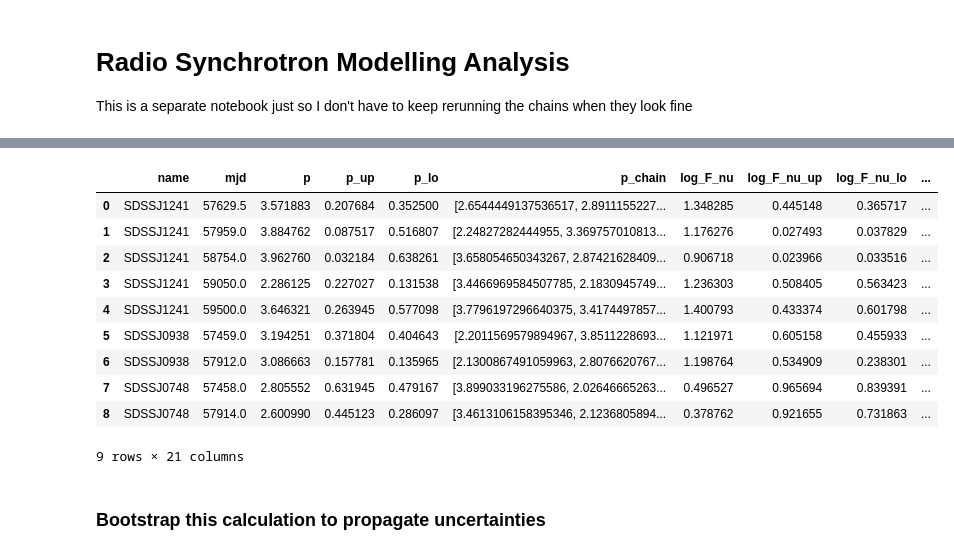
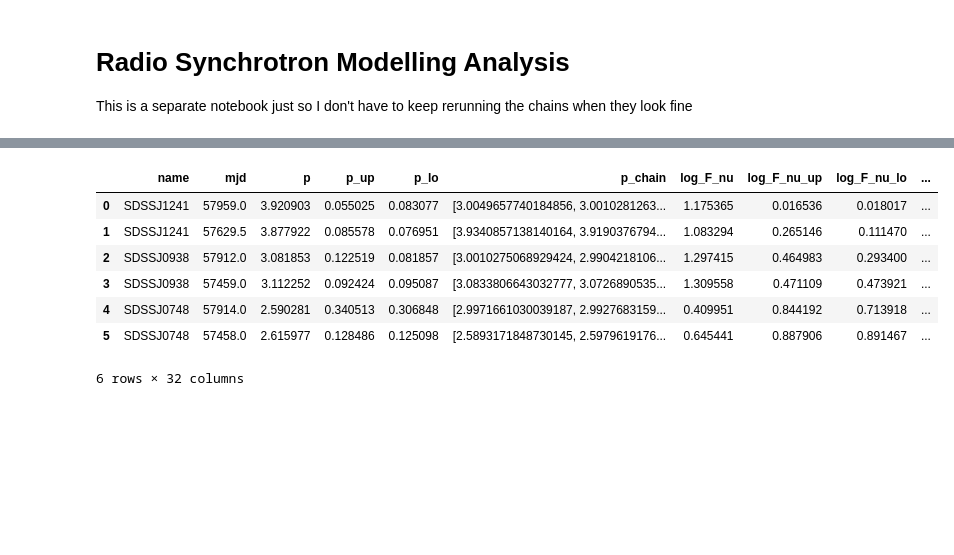
Before and after one commit to noahfranz13/radio-ecle, a Jupyter notebook: radio-model-analysis.ipynb, the cells around one changed output, grey strips where cells are left out. Saved outputs shown, nothing was run; the diff lists cells and outputs as text; code cells hidden in the pictures; blank space fills up the shorter version.

```diff
--- a/radio-model-analysis.ipynb
+++ b/radio-model-analysis.ipynb
@@ -25,11 +25,25 @@ from otter import Otter
 private_data_path = "private_otter_data"
 db = Otter(
     url="http://localhost:8529",
-    username="root",
+    username="user-guest",
     password="",
     datadir=private_data_path,
     gen_summary=True
 )
+# %%
+# the upperlimits based on the posterior distributions
+# I'm just defining these by hand
+
+param_uplims = dict(
+    name = ['SDSSJ1241', 'SDSSJ1241', 'SDSSJ0938', 'SDSSJ0938', 'SDSSJ0748', 'SDSSJ0748'],
+    mjd = ['57629.5', '57959.0', '57459.0', '57912.0', '57458.0', '57914.0'],
+    p_lim = [False, False, False, False, False, False], # these would be upperlimits
+    p_lim_type = "upper",
+    log_F_nu_lim = [True, False, True, True, True, True], # these are lower limits
+    log_F_nu_lim_type = "lower",
+    log_nu_a_lim = [True, False, True, True, True, True], # these are upperlimits on nu_a
+    log_nu_a_lim_type = "upper"
+)
 # %%
 def get_bounds(chain, ndim=3):
 
@@ -90,6 +113,8 @@ for jfile in glob.glob(os.path.join(os.getcwd(), "*chains.json")):
 
     print()
 
-res = pd.DataFrame(best_fit_params)
+res = pd.DataFrame(best_fit_params).merge(pd.DataFrame(param_uplims), on=["name", "mjd"])
+
+res
 # %% [output]
 SDSSJ1241
@@ -130,44 +162,74 @@ lum_dist = dict(
     SDSSJ0748 = None
 )
 
+# I get all of these velocity dispersions by querying SDSS for the coordinates from the name
+vel_disp = dict(
+    SDSSJ0748 = 79.33013,
+    SDSSJ0938 = 126.8426,
+    SDSSJ1241 = 85.12043
+)
+
+vel_disp_err = dict(
+    SDSSJ0748 = 8.36008,
+    SDSSJ0938 = 9.147189,
+    SDSSJ1241 = 11.9128
+)
+
 for name, z in redshift.items():
     lum_dist[name] = cosmo.luminosity_distance(z).to("cm").value
 
 res['z'] = res.name.map(redshift).astype(float)
 res["lum_dist"] = res.name.map(lum_dist).astype(float)
 res["disc_date"] = res.name.map(disc_date).astype(float)
+
+res["vel_disp"] = res.name.map(vel_disp).astype(float)
+res["vel_disp_err"] = res.name.map(vel_disp_err).astype(float)
+
+# compute the black hole mass using M-sigma
+# Using this relation: https://iopscience.iop.org/article/10.1088/0004-637X/698/1/198
+def Msigma(sigma_km_s):
+    alpha = 8.12
+    beta = 4.24
+    return alpha + beta*np.log10(sigma_km_s/200)
+
+res["log_M_bh"] = Msigma(res.vel_disp)
+res["M_bh"] = 10**res.log_M_bh
+
+# then calculate the swarschild radius
+def R_s(M_bh):
+    r_s = 2*c.G*M_bh/c.c**2
+    return r_s.cgs.value
+
+res["R_s"] = R_s(res.M_bh.to_numpy()*c.M_sun)
 
 res["dt"] = res.mjd.astype(float) - res.disc_date
 
 # determine if each F_nu, p, and log_nu should be upperlimits
 def is_upperlimit(df, key, model=syncfit.models.B5(), uplim_factor=3):
 
     key_prior = model.prior[key]
 
     median = df[key]
     up = df[f"{key}_up"]
     lo = df[f"{key}_lo"]
 
     return median+(up*uplim_factor) > key_prior[1]
 
 
 res["log_F_nu_uplim"] = is_upperlimit(res, "log_F_nu")
 res["log_nu_a_uplim"] = is_upperlimit(res, "log_nu_a")
 res["p_uplim"] = is_upperlimit(res, "p")
 
 res
 # %% [output]
 |  | name | mjd | p | p_up | p_lo | p_chain | log_F_nu | log_F_nu_up | log_F_nu_lo | ... |
-| 0 | SDSSJ1241 | 57629.5 | 3.571883 | 0.207684 | 0.352500 | [2.6544449137536517, 2.8911155227... | 1.348285 | 0.445148 | 0.365717 | ... |
-| 1 | SDSSJ1241 | 57959.0 | 3.884762 | 0.087517 | 0.516807 | [2.24827282444955, 3.369757010813... | 1.176276 | 0.027493 | 0.037829 | ... |
-| 2 | SDSSJ1241 | 58754.0 | 3.962760 | 0.032184 | 0.638261 | [3.658054650343267, 2.87421628409... | 0.906718 | 0.023966 | 0.033516 | ... |
-| 3 | SDSSJ1241 | 59050.0 | 2.286125 | 0.227027 | 0.131538 | [3.4466969584507785, 2.1830945749... | 1.236303 | 0.508405 | 0.563423 | ... |
-| 4 | SDSSJ1241 | 59500.0 | 3.646321 | 0.263945 | 0.577098 | [3.7796197296640375, 3.4174497857... | 1.400793 | 0.433374 | 0.601798 | ... |
-| 5 | SDSSJ0938 | 57459.0 | 3.194251 | 0.371804 | 0.404643 | [2.2011569579894967, 3.8511228693... | 1.121971 | 0.605158 | 0.455933 | ... |
-| 6 | SDSSJ0938 | 57912.0 | 3.086663 | 0.157781 | 0.135965 | [2.1300867491059963, 2.8076620767... | 1.198764 | 0.534909 | 0.238301 | ... |
-| 7 | SDSSJ0748 | 57458.0 | 2.805552 | 0.631945 | 0.479167 | [3.899033196275586, 2.02646665263... | 0.496527 | 0.965694 | 0.839391 | ... |
-| 8 | SDSSJ0748 | 57914.0 | 2.600990 | 0.445123 | 0.286097 | [3.4613106158395346, 2.1236805894... | 0.378762 | 0.921655 | 0.731863 | ... |
+| 0 | SDSSJ1241 | 57959.0 | 3.920903 | 0.055025 | 0.083077 | [3.0049657740184856, 3.0010281263... | 1.175365 | 0.016536 | 0.018017 | ... |
+| 1 | SDSSJ1241 | 57629.5 | 3.877922 | 0.085578 | 0.076951 | [3.9340857138140164, 3.9190376794... | 1.083294 | 0.265146 | 0.111470 | ... |
+| 2 | SDSSJ0938 | 57912.0 | 3.081853 | 0.122519 | 0.081857 | [3.0010275068929424, 2.9904218106... | 1.297415 | 0.464983 | 0.293400 | ... |
+| 3 | SDSSJ0938 | 57459.0 | 3.112252 | 0.092424 | 0.095087 | [3.0833806643032777, 3.0726890535... | 1.309558 | 0.471109 | 0.473921 | ... |
+| 4 | SDSSJ0748 | 57914.0 | 2.590281 | 0.340513 | 0.306848 | [2.9971661030039187, 2.9927683159... | 0.409951 | 0.844192 | 0.713918 | ... |
+| 5 | SDSSJ0748 | 57458.0 | 2.615977 | 0.128486 | 0.125098 | [2.5893171848730145, 2.5979619176... | 0.645441 | 0.887906 | 0.891467 | ... |
-9 rows × 21 columns
+6 rows × 32 columns
 # %%
 def _mini_converter(d_L, nu_p):
     '''
@@ -215,2 +441,0 @@ def Eeq(p, F_p_mJy, nu_p, z, d_L, epsilon_e=1, gamma=2, f_V=1, f_A=1):
-# %% [markdown]
-### Bootstrap this calculation to propagate uncertainties
```
Also changed, not shown: parts of 12 cells of this notebook, 25 other files.
